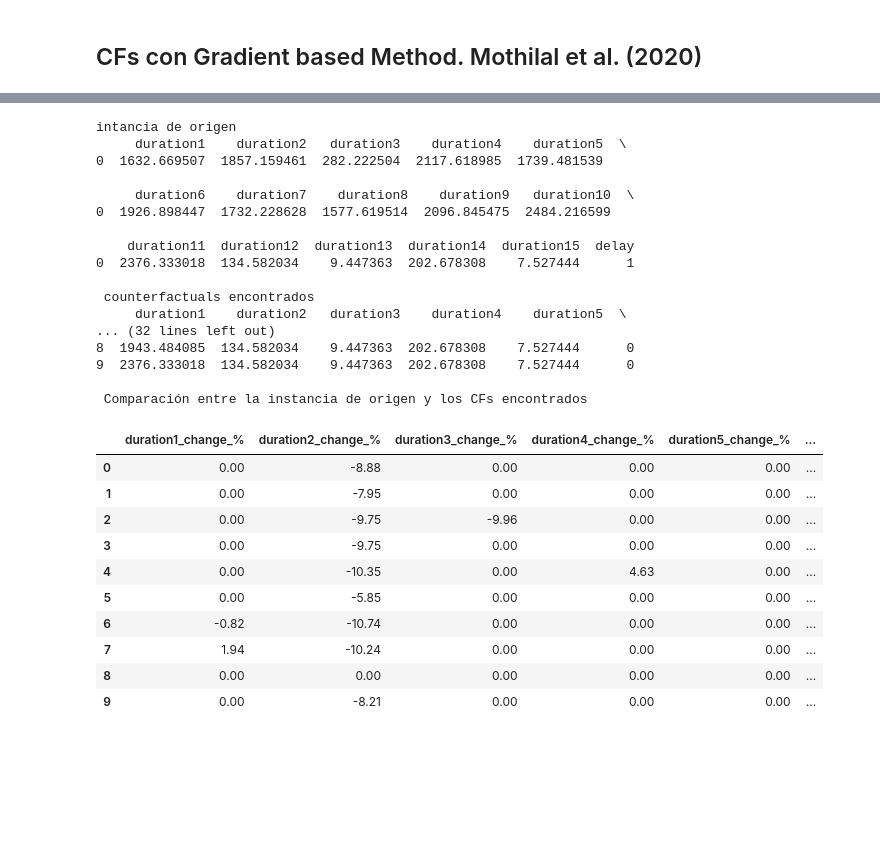
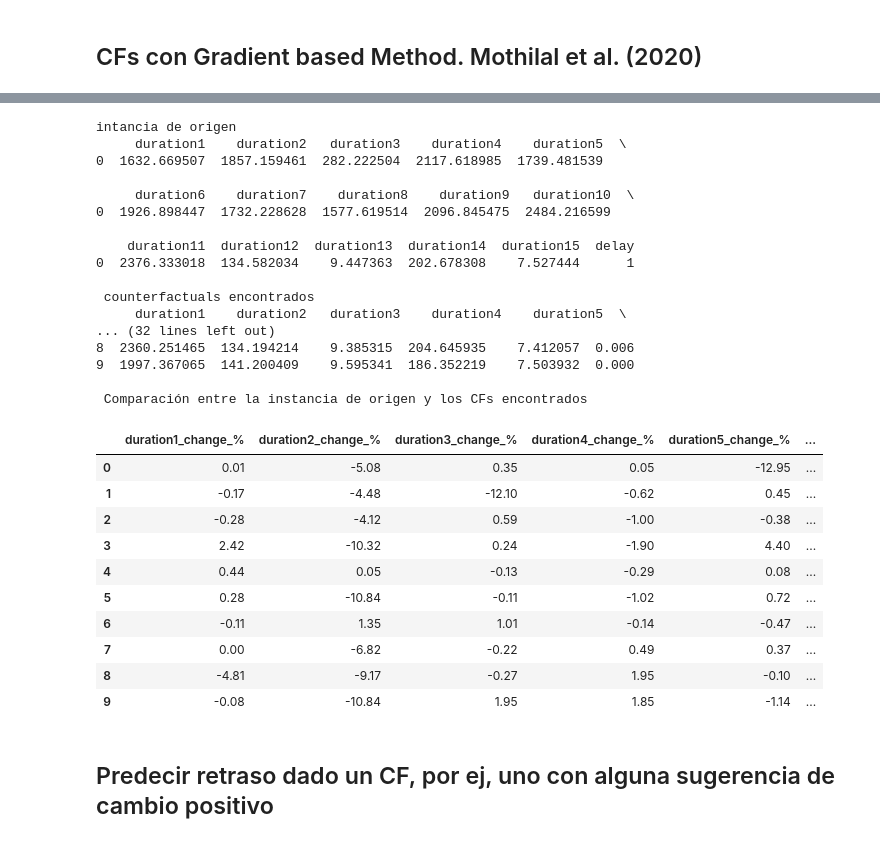
Before and after one commit to jismartin/counterEVM, a Jupyter notebook: CFs_generation.ipynb, the cells around one changed output, grey strips where cells are left out. Cells and saved outputs as stored; diff of their text form; code cells hidden in the pictures; blank space fills up the shorter version.

```diff
--- a/CFs_generation.ipynb
+++ b/CFs_generation.ipynb
@@ -373,8 +373,8 @@ print("intancia de origen")
 print(my_query)
 
 # desnormalizo los CFs
-mis_CFs_desnormalized = denormalize_dataframe(mis_CFs.cf_examples_list[0].final_cfs_df.iloc[:, :-1], my_scaler)
-mis_CFs_desnormalized['delay'] = mis_CFs.cf_examples_list[0].final_cfs_df.iloc[:, -1].values
+mis_CFs_desnormalized = denormalize_dataframe(dice_exp.cf_examples_list[0].final_cfs_df.iloc[:, :-1], my_scaler)
+mis_CFs_desnormalized['delay'] = dice_exp.cf_examples_list[0].final_cfs_df.iloc[:, -1].values
 
 print("\n counterfactuals encontrados")
 print(mis_CFs_desnormalized)
@@ -390,42 +390,44 @@ for col in my_query_desnormalized.columns:
     # Replace NaN values with 0
     comparison_df.fillna(0, inplace=True)
 
 # Print all colums in the same row of my windows
 pd.set_option('display.max_columns', None)
 # Add a column to mark changes in  color
 comparison_df_styled = comparison_df.style.applymap(
     lambda x: f"color: white;" if x != 0 else "color: grey;"
 )
 
 # Display the styled DataFrame
 print("\n Comparación entre la instancia de origen y los CFs encontrados")
 display(comparison_df_styled.format("{:.2f}"))
 # %% [output]
 intancia de origen
      duration1    duration2   duration3    duration4    duration5  \
 0  1632.669507  1857.159461  282.222504  2117.618985  1739.481539
 
      duration6    duration7    duration8    duration9   duration10  \
 0  1926.898447  1732.228628  1577.619514  2096.845475  2484.216599
 
     duration11  duration12  duration13  duration14  duration15  delay
 0  2376.333018  134.582034    9.447363  202.678308    7.527444      1
 
  counterfactuals encontrados
      duration1    duration2   duration3    duration4    duration5  \
 ... (32 lines left out)
-8  1943.484085  134.582034    9.447363  202.678308    7.527444      0
-9  2376.333018  134.582034    9.447363  202.678308    7.527444      0
+8  2360.251465  134.194214    9.385315  204.645935    7.412057  0.006
+9  1997.367065  141.200409    9.595341  186.352219    7.503932  0.000
 
  Comparación entre la instancia de origen y los CFs encontrados
 |  | duration1_change_% | duration2_change_% | duration3_change_% | duration4_change_% | duration5_change_% | ... |
-| 0 | 0.00 | -8.88 | 0.00 | 0.00 | 0.00 | ... |
-| 1 | 0.00 | -7.95 | 0.00 | 0.00 | 0.00 | ... |
-| 2 | 0.00 | -9.75 | -9.96 | 0.00 | 0.00 | ... |
-| 3 | 0.00 | -9.75 | 0.00 | 0.00 | 0.00 | ... |
-| 4 | 0.00 | -10.35 | 0.00 | 4.63 | 0.00 | ... |
-| 5 | 0.00 | -5.85 | 0.00 | 0.00 | 0.00 | ... |
-| 6 | -0.82 | -10.74 | 0.00 | 0.00 | 0.00 | ... |
-| 7 | 1.94 | -10.24 | 0.00 | 0.00 | 0.00 | ... |
-| 8 | 0.00 | 0.00 | 0.00 | 0.00 | 0.00 | ... |
-| 9 | 0.00 | -8.21 | 0.00 | 0.00 | 0.00 | ... |
+| 0 | 0.01 | -5.08 | 0.35 | 0.05 | -12.95 | ... |
+| 1 | -0.17 | -4.48 | -12.10 | -0.62 | 0.45 | ... |
+| 2 | -0.28 | -4.12 | 0.59 | -1.00 | -0.38 | ... |
+| 3 | 2.42 | -10.32 | 0.24 | -1.90 | 4.40 | ... |
+| 4 | 0.44 | 0.05 | -0.13 | -0.29 | 0.08 | ... |
+| 5 | 0.28 | -10.84 | -0.11 | -1.02 | 0.72 | ... |
+| 6 | -0.11 | 1.35 | 1.01 | -0.14 | -0.47 | ... |
+| 7 | 0.00 | -6.82 | -0.22 | 0.49 | 0.37 | ... |
+| 8 | -4.81 | -9.17 | -0.27 | 1.95 | -0.10 | ... |
+| 9 | -0.08 | -10.84 | 1.95 | 1.85 | -1.14 | ... |
+# %% [markdown]
+## Predecir retraso dado un CF, por ej, uno con alguna sugerencia de cambio positivo
```
